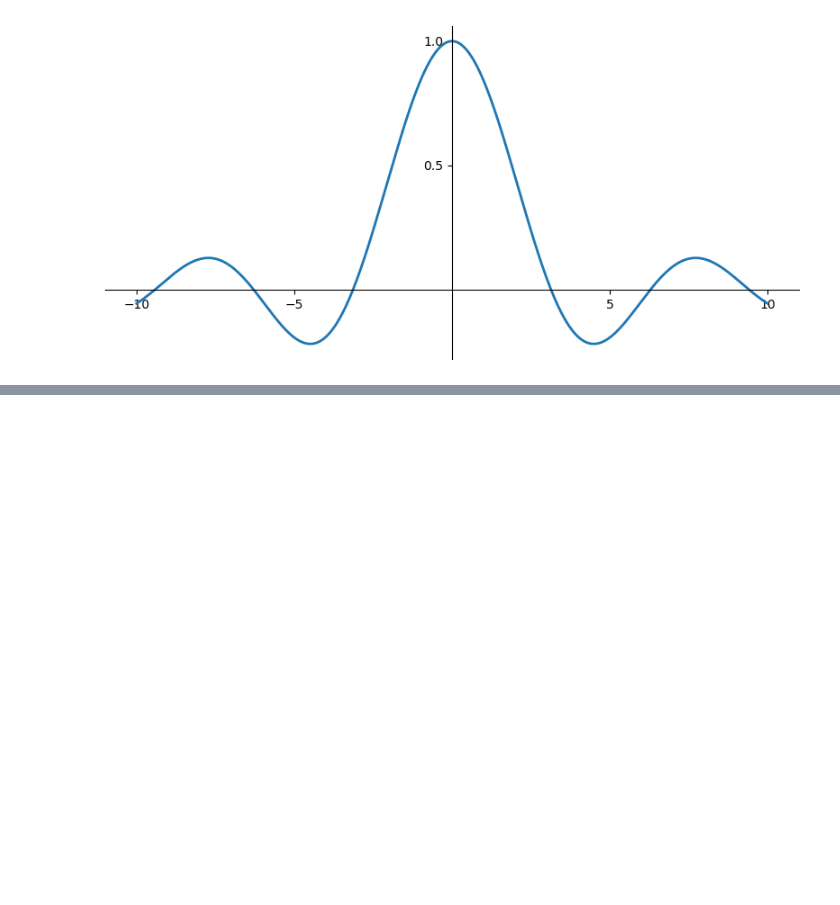
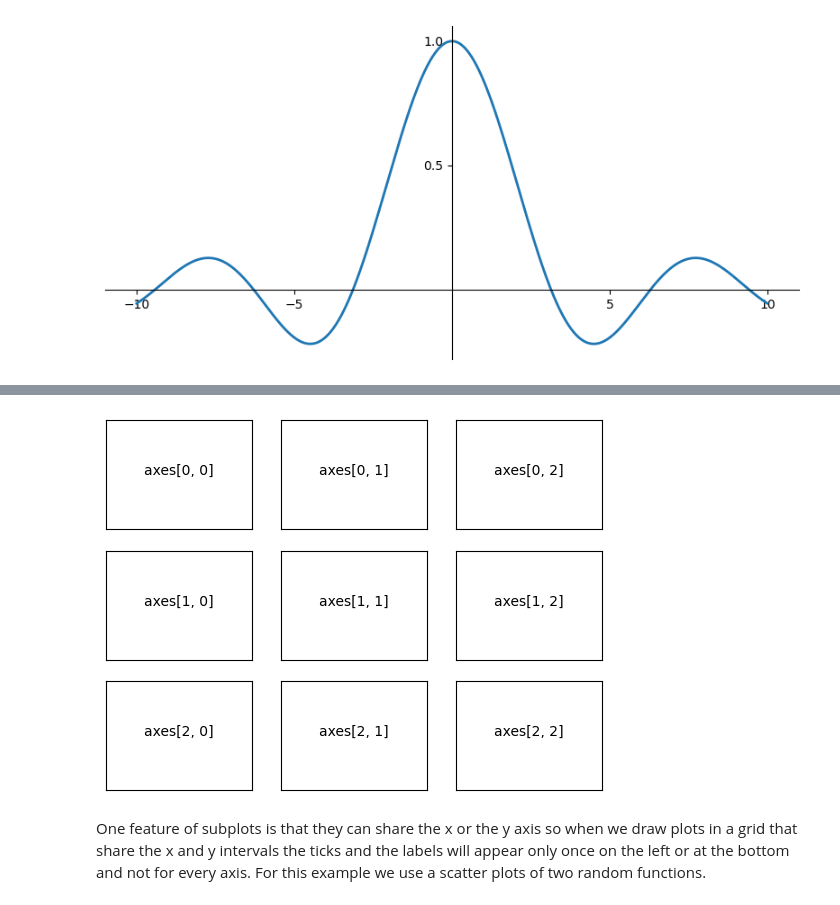
Before and after one commit to luigiselmi/numethods, a Jupyter notebook: plotting_and_visualization.ipynb, the cells around one changed output, grey strips where cells are left out. Cells and saved outputs as stored; diff of their text form; code cells hidden in the pictures; blank space fills up the shorter version.

```diff
--- a/plotting_and_visualization.ipynb
+++ b/plotting_and_visualization.ipynb
@@ -352,0 +394,14 @@ fig.tight_layout()
+# %%
+ncols, nrows = 3, 3
+
+fig, axes = plt.subplots(nrows, ncols)
+
+for m in range(nrows):
+    for n in range(ncols):
+        axes[m, n].set_xticks([])
+        axes[m, n].set_yticks([])
+        axes[m, n].text(0.5, 0.5, "axes[%d, %d]" % (m, n), horizontalalignment='center')
+# %% [output]
+[figure, added]
+# %% [markdown]
+One feature of subplots is that they can share the x or the y axis so when we draw plots in a grid that share the x and y intervals the ticks and the labels will appear only once on the left or at the bottom and not for every axis. For this example we use a scatter plots of two random functions.
```
Also changed, not shown: parts of 44 cells of this notebook.
